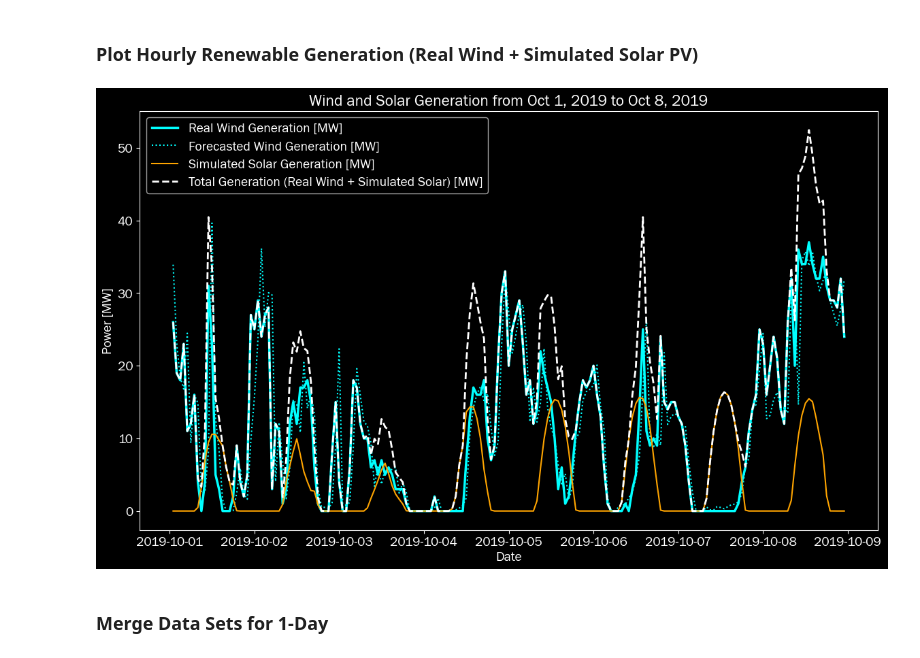
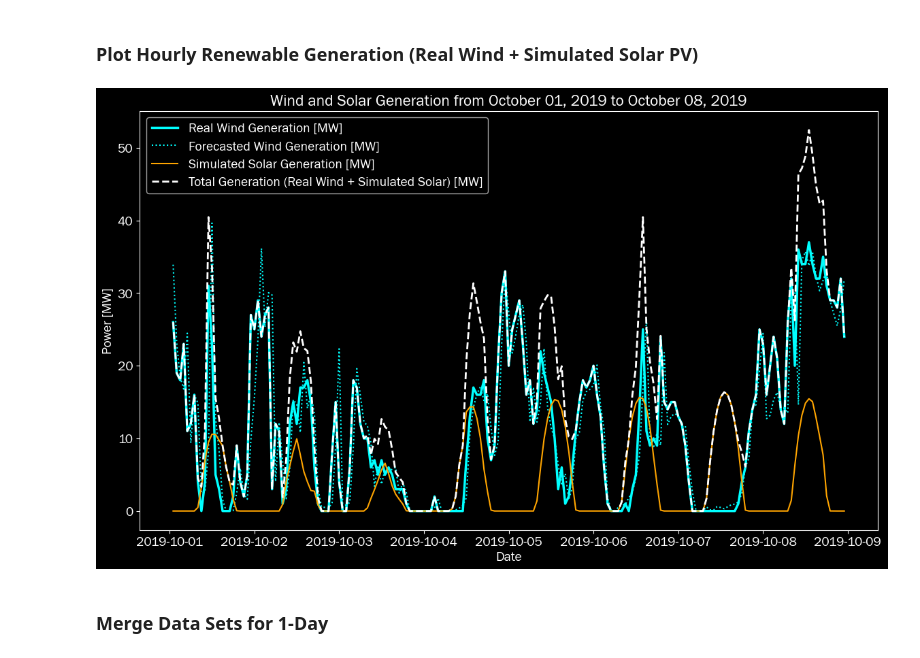
Before and after one commit to Lauvera132/ut_h2_protohub_simulation, a Jupyter notebook: white_deer_wind_farm_test.ipynb, the cells around one changed output. Drawn from its saved outputs; the diff is of its cells as text; code cells hidden in the pictures.

```diff
--- a/white_deer_wind_farm_test.ipynb
+++ b/white_deer_wind_farm_test.ipynb
@@ -389,24 +393,9 @@ merged_data.rename(columns={"Datetime": "datetime_index"}, inplace=True)
 # Set the 'datetime' column as the index
 merged_data.set_index("datetime_index", inplace=True)
 
-# Filter the merged data for the specified date range
-filtered_merged_data = merged_data.loc[start_date:end_date]
+# Add a column for total generation in MW as the sum of wind and solar generation
+merged_data["total_generation_mw"] = (
+    merged_data["wind_real-time_generation_mw"] + merged_data["solar_generation_mw"]
+)
 
-# Copy the merged_data with only desired columns, including the datetime index
-desired_columns = [
-    "wind_real-time_generation_mw",
-    "wind_forecast_mw",
-    "solar_generation_mw",
-    "real-time_lmp_[$/mwh]",
-    "5m-real-time_billing_meter_quantity_[mw]",
-
-]
-filtered_merged_data = filtered_merged_data[
-    desired_columns
-].copy()  # Create a copy to avoid SettingWithCopyWarning
-
-# Add a column for total generation in MW
-filtered_merged_data.loc[:, "total_generation_mw"] = (
-    filtered_merged_data["wind_real-time_generation_mw"]
-    + filtered_merged_data["solar_generation_mw"]
-)
+merged_data.head()
@@ -413,5 +513,23 @@ filtered_merged_data.loc[:, "total_generation_mw"] = (
 # %% [markdown]
 ### Plot Hourly Renewable Generation (Real Wind + Simulated Solar PV)
+# %%
+# Filter the merged data for the specified date range
+filtered_merged_data = merged_data.loc[start_date:end_date]
+
+# Copy the merged_data with only desired columns, including the datetime index
+desired_columns = [
+    "wind_real-time_generation_mw",
+    "wind_forecast_mw",
+    "solar_generation_mw",
+    "real-time_lmp_[$/mwh]",
+    "day-ahead_lmp_[$/mwh]",
+    "5m-real-time_billing_meter_quantity_[mw]",
+    "total_generation_mw",
+
+]
+filtered_merged_data = filtered_merged_data[
+    desired_columns
+].copy()  # Create a copy to avoid SettingWithCopyWarning
 # %%
 # Set the font to Franklin Gothic and increase font size
 plt.rcParams["font.family"] = "Franklin Gothic Book"
@@ -459,35 +577,35 @@ plt.plot(
     filtered_merged_data.index,
     filtered_merged_data["total_generation_mw"],
     label="Total Generation (Real Wind + Simulated Solar) [MW]",
     linestyle="--",
     color="white",
     linewidth=2,
 )
 
 # Adding title and labels
-plt.title("Wind and Solar Generation from Oct 1, 2019 to Oct 8, 2019", color="white")
+plt.title(f"Wind and Solar Generation from {start_date_long_format} to {end_date_long_format}", color="white")
 plt.xlabel("Date", color="white")
 plt.ylabel("Power [MW]", color="white")
 
 # Change the color of the tick labels and tick marks
 plt.tick_params(colors="white", which="both")  # both major and minor ticks are affected
 
 # Change the color of the axes
 ax = plt.gca()  # get current axes
 ax.spines["bottom"].set_color("white")
 ax.spines["top"].set_color("white")
 ax.spines["left"].set_color("white")
 ax.spines["right"].set_color("white")
 
 # Change the color of the legend text
 legend = plt.legend()
 for text in legend.get_texts():
     text.set_color("white")
 
 # Display the plot
 plt.show()
 # %% [output]
-[figure, old version]
+[figure, new version]
 # %% [markdown]
 ### Merge Data Sets for 1-Day
 # %%
```
Also changed, not shown: parts of 25 cells of this notebook, 7 other files.
